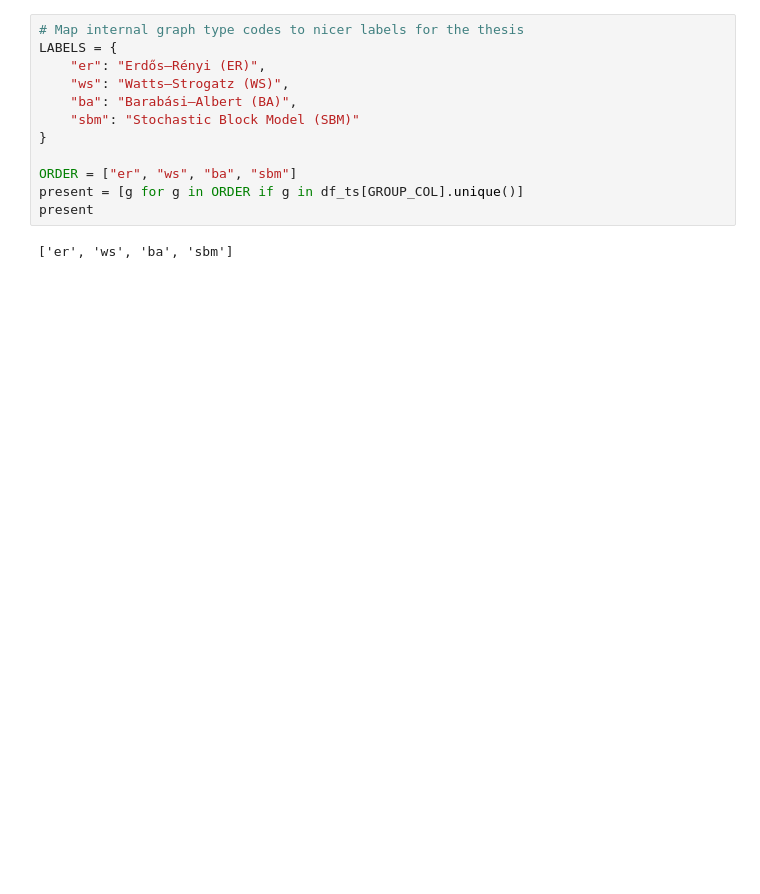
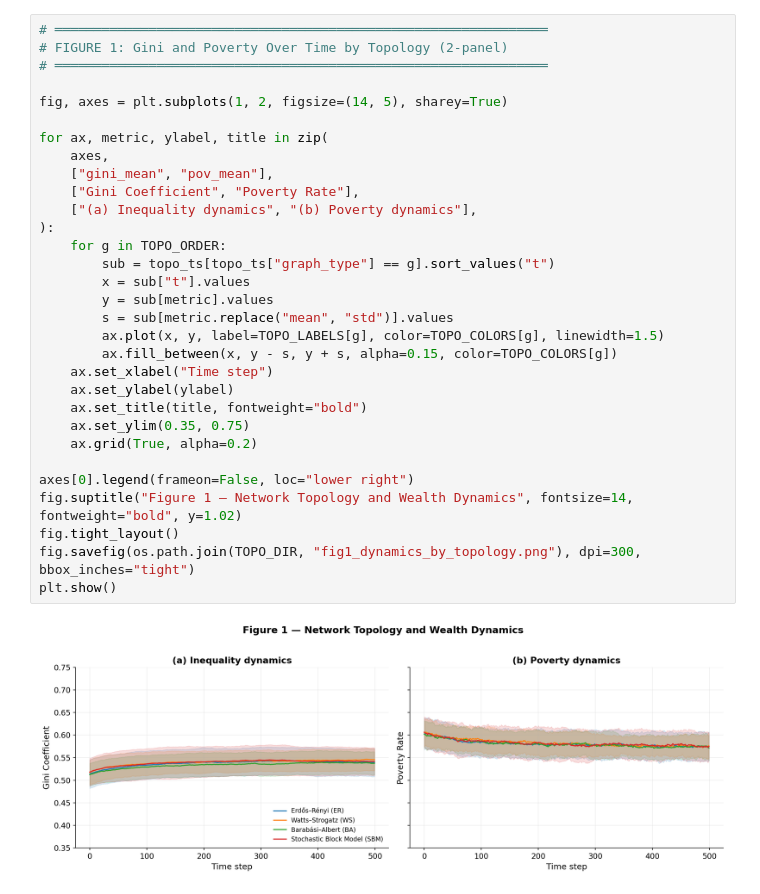
Before and after one commit to niranjandawadi/THESIS-EXPERIMENTS, a Jupyter notebook: notebooks/01_quick_plots.ipynb, the cells around one changed output. Drawn from its saved outputs; the diff is of its cells as text; blank space fills up the shorter version.

```diff
--- a/notebooks/01_quick_plots.ipynb
+++ b/notebooks/01_quick_plots.ipynb
@@ -37,15 +60,34 @@ df_ts.head(), df_sum.head()
 # %%
-# Map internal graph type codes to nicer labels for the thesis
-LABELS = {
-    "er": "Erdős–Rényi (ER)",
-    "ws": "Watts–Strogatz (WS)",
-    "ba": "Barabási–Albert (BA)",
-    "sbm": "Stochastic Block Model (SBM)"
-}
+# ═══════════════════════════════════════════════════════════════
+# FIGURE 1: Gini and Poverty Over Time by Topology (2-panel)
+# ═══════════════════════════════════════════════════════════════
 
-ORDER = ["er", "ws", "ba", "sbm"]
-present = [g for g in ORDER if g in df_ts[GROUP_COL].unique()]
-present
+fig, axes = plt.subplots(1, 2, figsize=(14, 5), sharey=True)
+
+for ax, metric, ylabel, title in zip(
+    axes,
+    ["gini_mean", "pov_mean"],
+    ["Gini Coefficient", "Poverty Rate"],
+    ["(a) Inequality dynamics", "(b) Poverty dynamics"],
+):
+    for g in TOPO_ORDER:
+        sub = topo_ts[topo_ts["graph_type"] == g].sort_values("t")
+        x = sub["t"].values
+        y = sub[metric].values
+        s = sub[metric.replace("mean", "std")].values
+        ax.plot(x, y, label=TOPO_LABELS[g], color=TOPO_COLORS[g], linewidth=1.5)
+        ax.fill_between(x, y - s, y + s, alpha=0.15, color=TOPO_COLORS[g])
+    ax.set_xlabel("Time step")
+    ax.set_ylabel(ylabel)
+    ax.set_title(title, fontweight="bold")
+    ax.set_ylim(0.35, 0.75)
+    ax.grid(True, alpha=0.2)
+
+axes[0].legend(frameon=False, loc="lower right")
+fig.suptitle("Figure 1 — Network Topology and Wealth Dynamics", fontsize=14, fontweight="bold", y=1.02)
+fig.tight_layout()
+fig.savefig(os.path.join(TOPO_DIR, "fig1_dynamics_by_topology.png"), dpi=300, bbox_inches="tight")
+plt.show()
 # %% [output]
-['er', 'ws', 'ba', 'sbm']
+[figure, added]
 # %%
```
Also changed, not shown: parts of 9 cells of this notebook, 6 other files.
